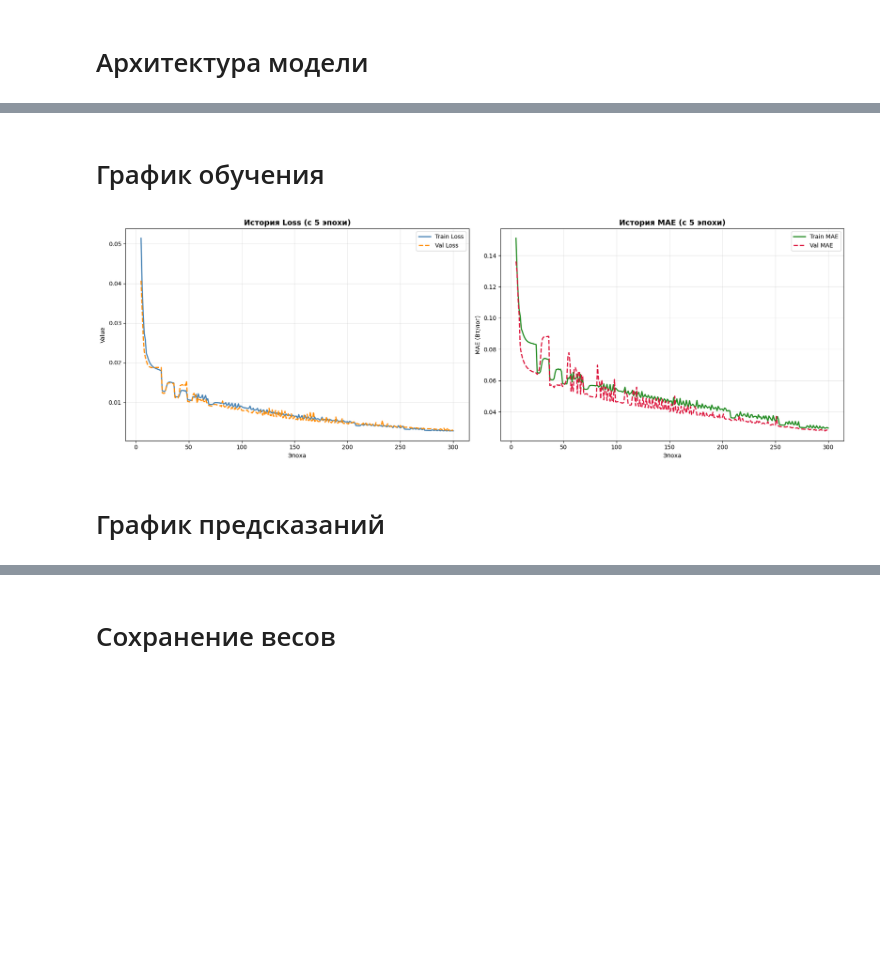
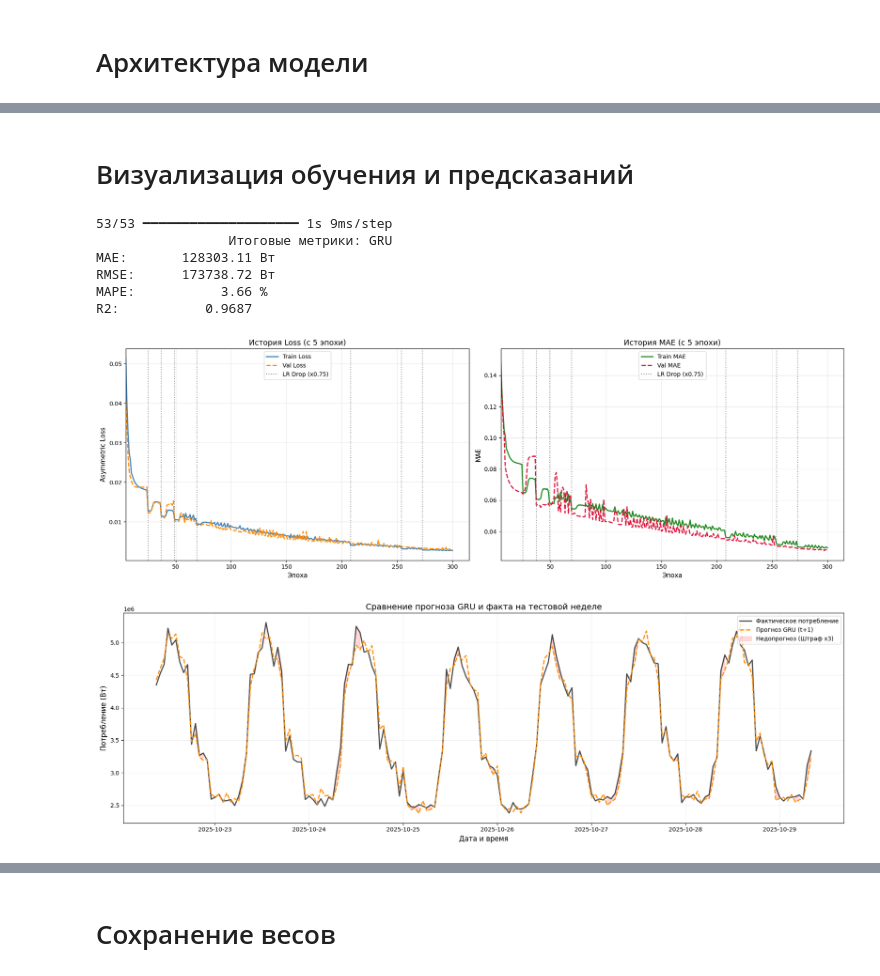
Before and after one commit to KulikovKA/Smart-Grid-Optimization, a Jupyter notebook: 05_gru.ipynb, the cells around one changed output, grey strips where cells are left out. Saved outputs shown, nothing was run; the diff lists cells and outputs as text; code cells hidden in the pictures; blank space fills up the shorter version.

Commit message:
Обновлен файл utils.py,подтянуты изменения в соотвестувующие файлы обучения моделей

```diff
--- a/05_gru.ipynb
+++ b/05_gru.ipynb
@@ -92,20 +65,3 @@ y_train shape: (6825, 24)
-# %%
-
-@tf.keras.utils.register_keras_serializable()
-def asymmetric_profit_loss(y_true, y_pred):
-    """
-    Штрафует сильнее за недопрогноз (когда y_true > y_pred).
-    Это заставляет модель предсказывать пики потребления с запасом.
-    """
-    error = y_true - y_pred
-    penalty_under = 3.0
-    penalty_over = 1.0
-
-    loss = tf.where(error > 0,
-                    tf.square(error) * penalty_under,
-                    tf.square(error) * penalty_over)
-
-    return tf.reduce_mean(loss)
 # %% [markdown]
 # Архитектура модели
 # %%
@@ -206,42 +162,31 @@ Epoch 300/300
 96/96 ━━━━━━━━━━━━━━━━━━━━ 2s 18ms/step - loss: 0.0027 - mae: 0.0295 - val_loss: 0.0029 - val_mae: 0.0278 - learning_rate: 1.3348e-04
 Restoring model weights from the end of the best epoch: 298.
 # %% [markdown]
-# График обучения
+# Визуализация обучения и предсказаний
 # %%
-def plot_training_history(history, start_epoch=5):
-    """
-    Визуализация истории обучения, пропуская первые эпохи для лучшего масштаба.
-    """
-    s = start_epoch - 1
+y_pred_log = model_gru.predict(X_test_scaled)
+y_pred_real = np.expm1(y_pred_log)
+y_test_real = np.expm1(y_test)
 
-    epochs = range(s + 1, len(history.history['loss']) + 1)
+plot_training_history_with_lr(
+    history_gru,
+    start_epoch=5,
+    save_path='data/9_gru_training_history.png'
+)
 
-    fig, ax = plt.subplots(1, 2, figsize=(18, 6))
-
-    ax[0].plot(epochs, history.history['loss'][s:], label='Train Loss', color='steelblue', linewidth=2)
-    ax[0].plot(epochs, history.history['val_loss'][s:], label='Val Loss', color='darkorange', linewidth=2, linestyle='--')
-    ax[0].set_title(f'История Loss (с {start_epoch} эпохи)', fontsize=13, fontweight='bold')
-    ax[0].set_xlabel('Эпоха')
-    ax[0].set_ylabel('Value')
-    ax[0].legend()
-    ax[0].grid(True, alpha=0.3)
-
-    ax[1].plot(epochs, history.history['mae'][s:], label='Train MAE', color='forestgreen', linewidth=2)
-    ax[1].plot(epochs, history.history['val_mae'][s:], label='Val MAE', color='crimson', linewidth=2, linestyle='--')
-    ax[1].set_title(f'История MAE (с {start_epoch} эпохи)', fontsize=13, fontweight='bold')
-    ax[1].set_xlabel('Эпоха')
-    ax[1].set_ylabel('MAE (Вт/лог)')
-    ax[1].legend()
-    ax[1].grid(True, alpha=0.3)
-
-    plt.tight_layout()
-    plt.savefig('data/12_gru_training_history.png', dpi=150, bbox_inches='tight')
+metrics = evaluate_and_plot_predictions(
+    y_test_real=y_test_real,
+    y_pred_real=y_pred_real,
+    dates_test=dates_test,
+    model_name="GRU",
+    save_path='data/10_gru_predictions.png'
+)
+# %% [output]
+53/53 ━━━━━━━━━━━━━━━━━━━━ 1s 9ms/step
+                 Итоговые метрики: GRU
+MAE:       128303.11 Вт
+RMSE:      173738.72 Вт
+MAPE:           3.66 %
+R2:           0.9687
+[figure, added]
+[figure, added]
-# %%
-if len(history_gru.history['loss']) > 5:
-    plot_training_history(history_gru, start_epoch=5)
-else:
-    print("Обучение длилось меньше 5 эпох, вывод графика невозможен.")
-# %% [output]
-[figure, removed]
-# %% [markdown]
-# График предсказаний
```
Also changed, not shown: parts of 7 cells of this notebook, 17 other files.
